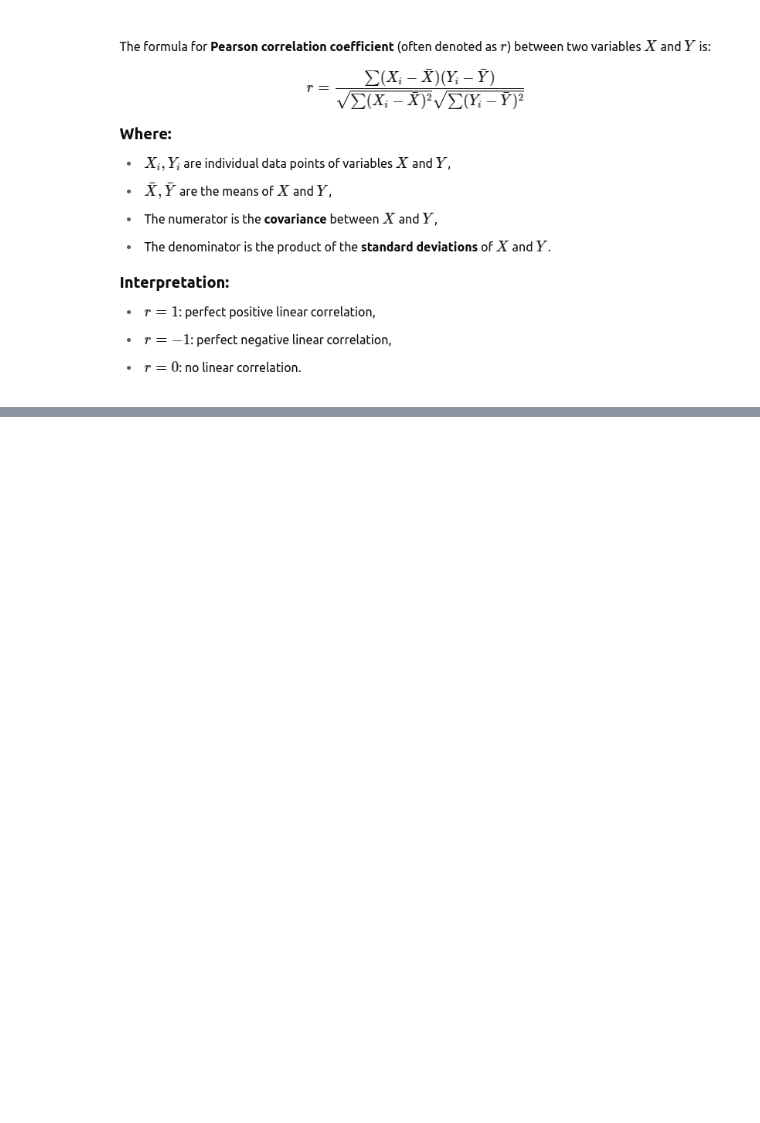
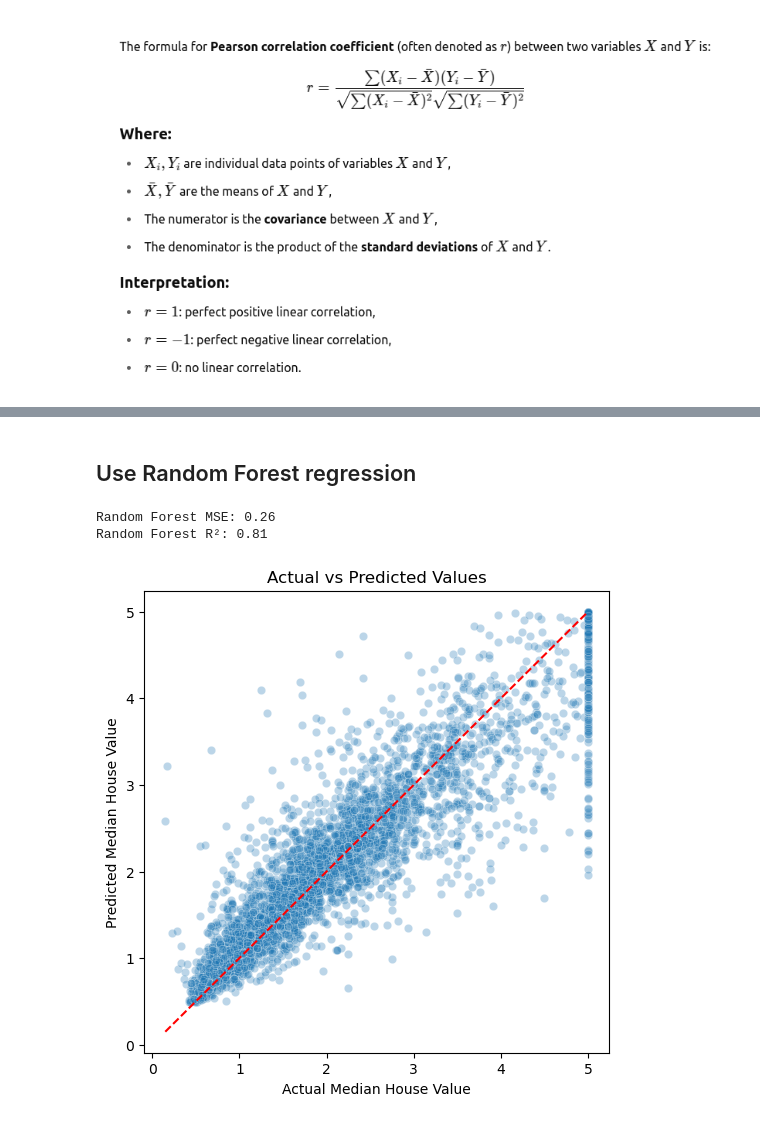
Before and after one commit to newbooks/ML-Resources, a Jupyter notebook: regression/regression.ipynb, the cells around one changed output, grey strips where cells are left out. Cells and saved outputs as stored; diff of their text form; code cells hidden in the pictures; blank space fills up the shorter version.

```diff
--- a/regression/regression.ipynb
+++ b/regression/regression.ipynb
@@ -177,0 +345,27 @@ By default, it uses Pearson correlation, which measures linear relationships.
+# %% [markdown]
+## Use Random Forest regression
+# %%
+from sklearn.ensemble import RandomForestRegressor
+
+rf = RandomForestRegressor(n_estimators=100, random_state=42)
+rf.fit(X_train_scaled, y_train.values.ravel())
+rf_pred = rf.predict(X_test_scaled)
+
+rf_mse = mean_squared_error(y_test, rf_pred)
+rf_r2 = r2_score(y_test, rf_pred)
+
+print(f"Random Forest MSE: {rf_mse:.2f}")
+print(f"Random Forest R²: {rf_r2:.2f}")
+# %% [output]
+Random Forest MSE: 0.26
+Random Forest R²: 0.81
+# %%
+plt.figure(figsize=(6, 6))
+sns.scatterplot(x=y_test.values.ravel(), y=rf_pred, alpha=0.3)
+plt.plot([y_test.min(), y_test.max()], [y_test.min(), y_test.max()], 'r--')
+plt.xlabel('Actual Median House Value')
+plt.ylabel('Predicted Median House Value')
+plt.title('Actual vs Predicted Values')
+plt.show()
+# %% [output]
+[figure, added]
```
Also changed, not shown: parts of 13 cells of this notebook.
